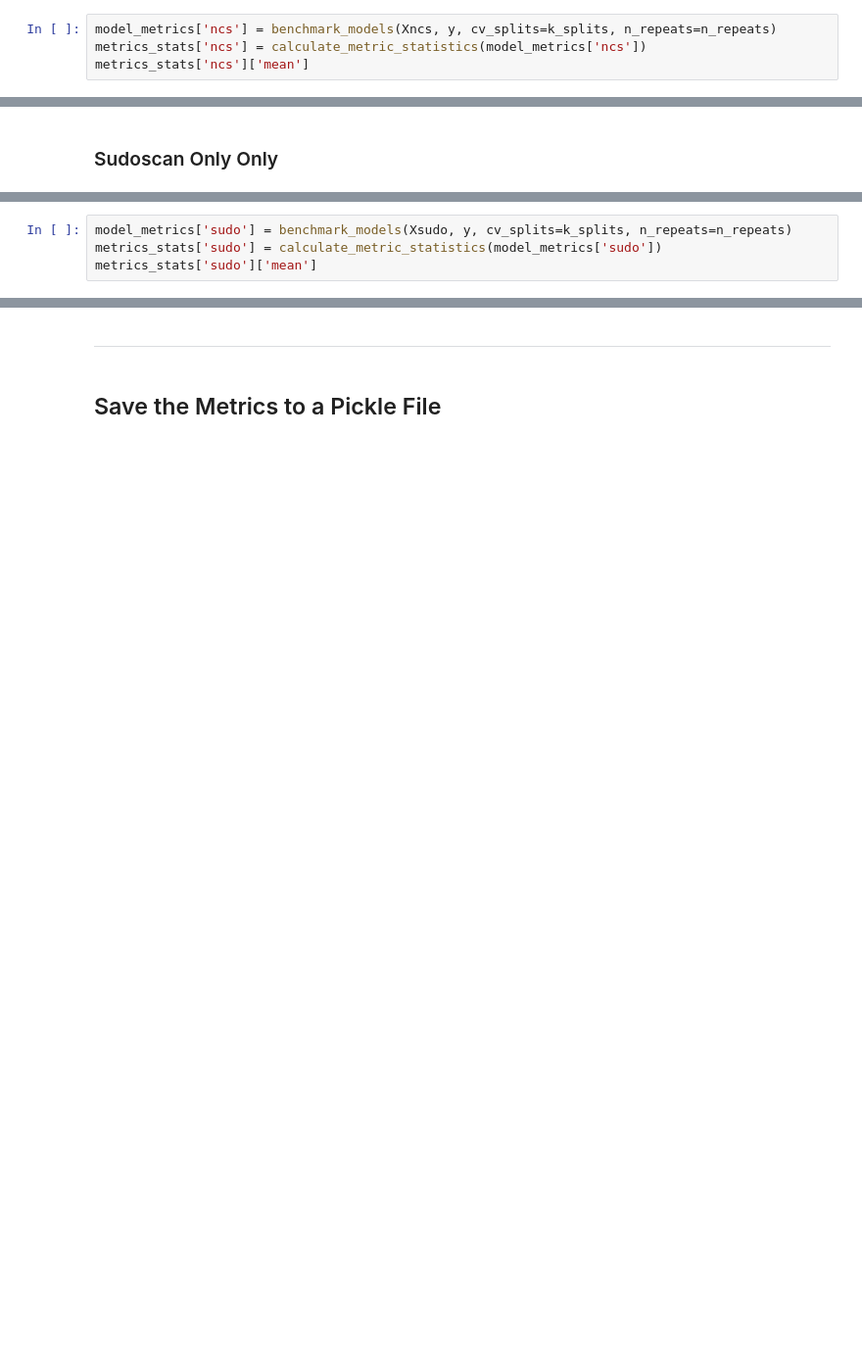
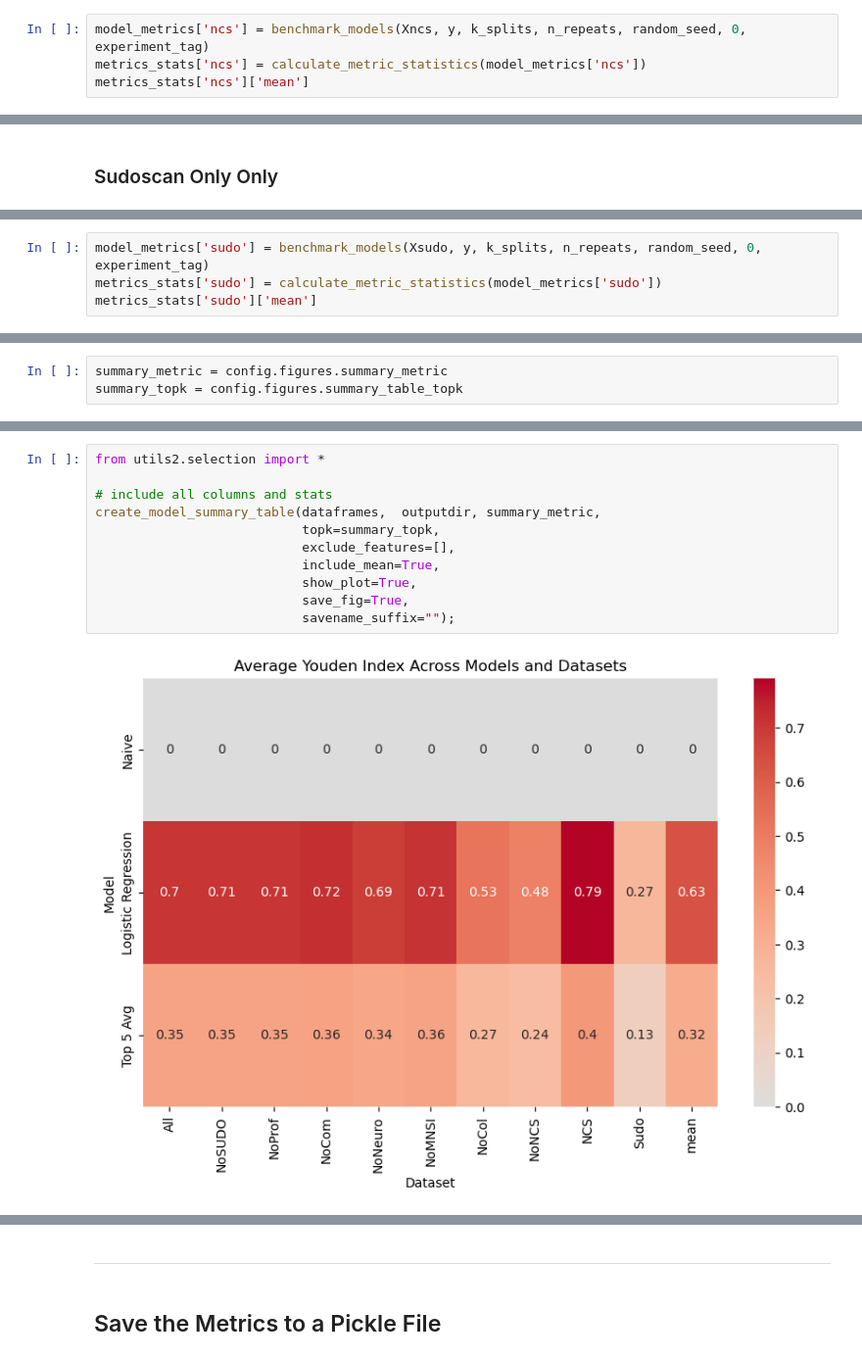
Before and after one commit to acbriza/dpn2026, a Jupyter notebook: module/feature_modeL_selection.ipynb, the cells around one changed output, grey strips where cells are left out. Shown at 98% size. Saved outputs shown, nothing was run; the diff lists cells and outputs as text; blank space fills up the shorter version.

Commit message:
feature_model_selection.ipynb: add create_model_summary_table(); fix for whole implementing notebook

```diff
--- a/module/feature_modeL_selection.ipynb
+++ b/module/feature_modeL_selection.ipynb
@@ -486,4 +443,4 @@ Xncs.head(2)
 # %%
-model_metrics['ncs'] = benchmark_models(Xncs, y, cv_splits=k_splits, n_repeats=n_repeats)
+model_metrics['ncs'] = benchmark_models(Xncs, y, k_splits, n_repeats, random_seed, 0, experiment_tag)
 metrics_stats['ncs'] = calculate_metric_statistics(model_metrics['ncs'])
 metrics_stats['ncs']['mean']
@@ -496,4 +462,4 @@ Xsudo.head(2)
 # %%
-model_metrics['sudo'] = benchmark_models(Xsudo, y, cv_splits=k_splits, n_repeats=n_repeats)
+model_metrics['sudo'] = benchmark_models(Xsudo, y, k_splits, n_repeats, random_seed, 0, experiment_tag)
 metrics_stats['sudo'] = calculate_metric_statistics(model_metrics['sudo'])
 metrics_stats['sudo']['mean']
@@ -502,3 +477,6 @@ metrics_stats['sudo']['mean']
+# %%
+summary_metric = config.figures.summary_metric
+summary_topk = config.figures.summary_table_topk
 # %%
 dataframes = {
     "All": metrics_stats['all']['mean'],
@@ -538,0 +493,13 @@ plt.show()
+# %%
+from utils2.selection import *
+
+# include all columns and stats
+create_model_summary_table(dataframes,  outputdir, summary_metric,
+                           topk=summary_topk,
+                           exclude_features=[],
+                           include_mean=True,
+                           show_plot=True,
+                           save_fig=True,
+                           savename_suffix="");
+# %% [output]
+[figure, added]
```
Also changed, not shown: parts of 33 cells of this notebook.
